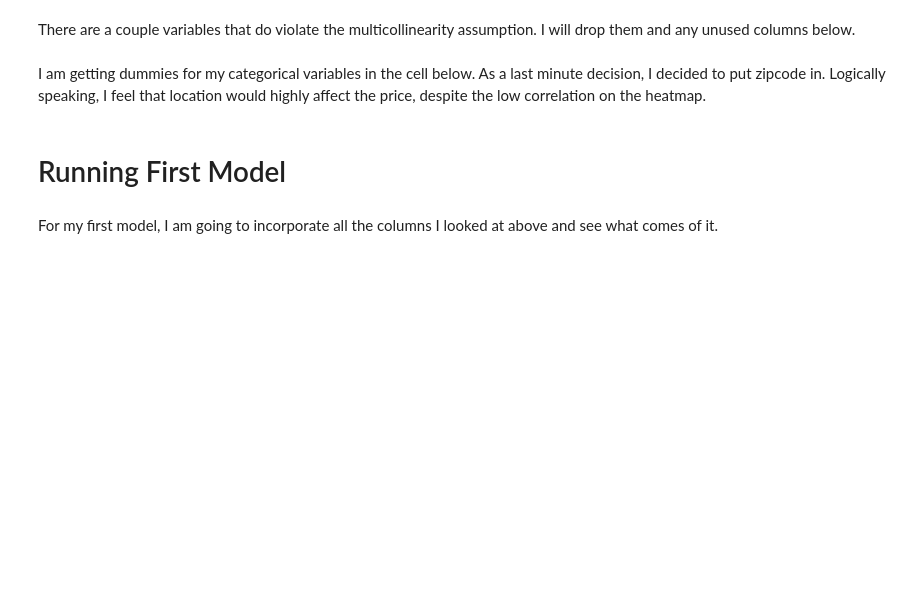
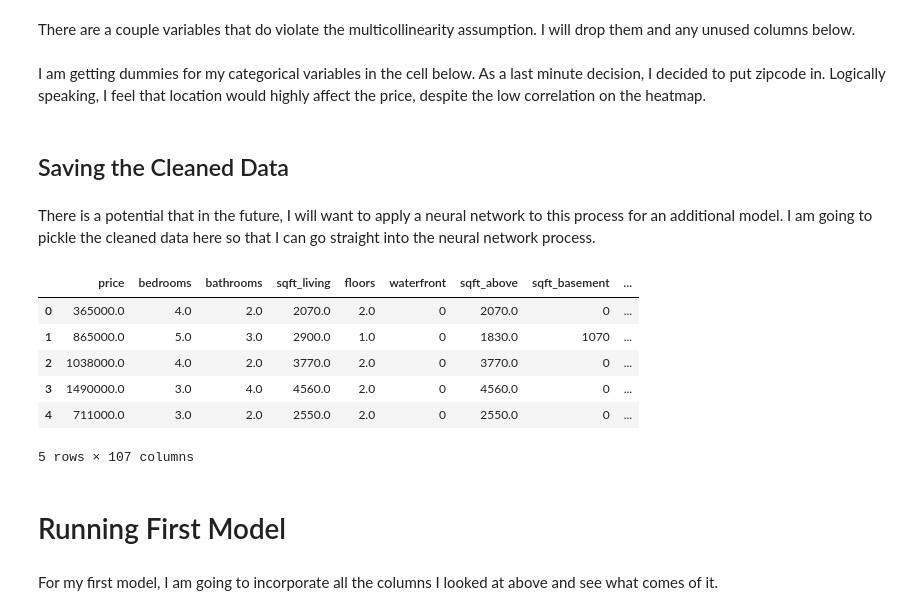
Before and after one commit to zachagreenberg/King_County_Homes, a Jupyter notebook: EDA-Modeling-Eval.ipynb, the cells around one changed output. Cells and saved outputs as stored; diff of their text form; code cells hidden in the pictures; blank space fills up the shorter version.

Commit message:
pickle cleaned data for future model

```diff
--- a/EDA-Modeling-Eval.ipynb
+++ b/EDA-Modeling-Eval.ipynb
@@ -456,3 +474,17 @@ I am getting dummies for my categorical variables in the cell below. As a last m
 # %%
 #creating dummies for the categorical values
 model_data = pd.get_dummies(model_data, columns = ['view','grade', 'month', 'zipcode'], drop_first = True)
+# %% [markdown]
+## Saving the Cleaned Data
+# %% [markdown]
+There is a potential that in the future, I will want to apply a neural network to this process for an additional model. I am going to pickle the cleaned data here so that I can go straight into the neural network process.
+# %%
+model_data.head()
+# %% [output]
+|  | price | bedrooms | bathrooms | sqft_living | floors | waterfront | sqft_above | sqft_basement | ... |
+| 0 | 365000.0 | 4.0 | 2.0 | 2070.0 | 2.0 | 0 | 2070.0 | 0 | ... |
+| 1 | 865000.0 | 5.0 | 3.0 | 2900.0 | 1.0 | 0 | 1830.0 | 1070 | ... |
+| 2 | 1038000.0 | 4.0 | 2.0 | 3770.0 | 2.0 | 0 | 3770.0 | 0 | ... |
+| 3 | 1490000.0 | 3.0 | 4.0 | 4560.0 | 2.0 | 0 | 4560.0 | 0 | ... |
+| 4 | 711000.0 | 3.0 | 2.0 | 2550.0 | 2.0 | 0 | 2550.0 | 0 | ... |
+5 rows × 107 columns
```
Also changed, not shown: parts of 29 cells of this notebook, 1 other file.
